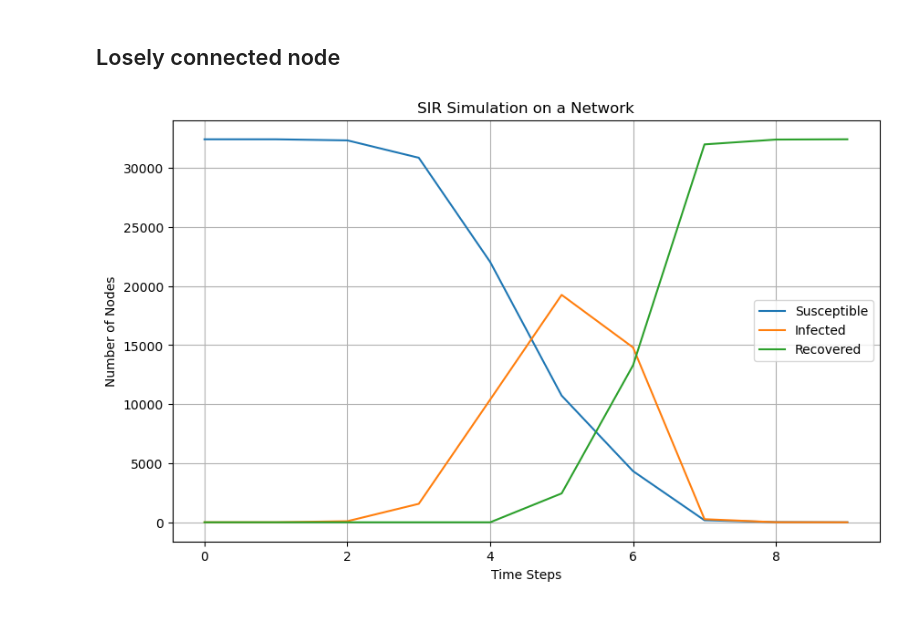
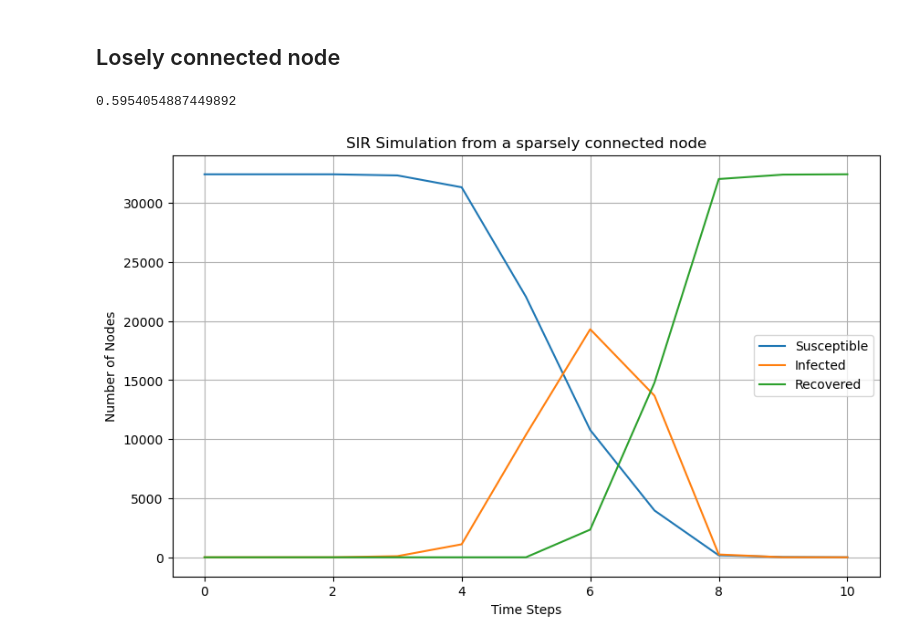
Before and after one commit to kfkfkflmej/NA_EU_emails_2024, a Jupyter notebook: SIR.ipynb, the cells around one changed output. Drawn from its saved outputs; the diff is of its cells as text; code cells hidden in the pictures.

```diff
--- a/SIR.ipynb
+++ b/SIR.ipynb
@@ -295,8 +295,8 @@ plt.show()
 ## From highly connected node
 # %%
 # Load the CSV file and create the graph
-#file_path = 'data\data_random_graph.csv'  # Update with the actual path to your file
-file_path = 'data\data - fixed numbers.csv'
+file_path = 'data\\final_final_random_graph.csv'  # Update with the actual path to your file
+#file_path = 'data\data - fixed numbers.csv'
 edge_df = pd.read_csv(file_path, delimiter=' ')
 G = nx.from_pandas_edgelist(edge_df, 'Source', 'Target')
 
@@ -314,7 +314,7 @@ initial_infected = 1
 node_states = {node: 'S' for node in nodes}  # All nodes start as Susceptible (S)
 #for node in infected_nodes:
 #node_states[102] = 'I' #original network
-node_states[102] = 'I' #syntetic network
+node_states[8121] = 'I' #syntetic network
 #print(infected_nodes)
 
 # Record initial state counts
@@ -354,16 +354,18 @@ for t in range(time_steps):
     # Break if no more infected
     if infected_counts[-1] == 0:
         break
+print(max(infected_counts)/n)
+# Plot results
 
-# Plot results
 plt.figure(figsize=(10, 6))
 plt.plot(susceptible_counts, label="Susceptible")
 plt.plot(infected_counts, label="Infected")
 plt.plot(recovered_counts, label="Recovered")
 plt.xlabel("Time Steps")
 plt.ylabel("Number of Nodes")
-plt.title("SIR Simulation on a Network")
+plt.title("SIR Simulation from a highly connected node")
 plt.legend()
 plt.grid()
+plt.savefig("fig_case1_syntetic.png")
 plt.show()
 # %% [output]
@@ -372,7 +375,7 @@ plt.show()
 ## Losely connected node
 # %%
 # Load the CSV file and create the graph
-#file_path = 'data\data_random_graph.csv'  # Update with the actual path to your file
+#file_path = 'data\\final_final_random_graph.csv'  # Update with the actual path to your file
 file_path = 'data\data - fixed numbers.csv'
 edge_df = pd.read_csv(file_path, delimiter=' ')
 G = nx.from_pandas_edgelist(edge_df, 'Source', 'Target')
@@ -391,7 +394,7 @@ initial_infected = 1
 node_states = {node: 'S' for node in nodes}  # All nodes start as Susceptible (S)
 #for node in infected_nodes:
 node_states[19242] = 'I'  #original network
-#node_states[] = 'I' #syntetic network
+#node_states[7] = 'I' #syntetic network
 #print(infected_nodes)
 
 # Record initial state counts
@@ -415,33 +418,35 @@ for t in range(time_steps):
                 continue
 
         if node_states[node] == 'R':
             for neighbor in G.neighbors(node):
                 if node_states[neighbor] == 'S' or node_states[neighbor] == 'I':
                     new_states[neighbor] = 'R'
 
             #if np.random.rand() < gamma and recovery_threshold == 1:
                 #new_states[node] = 'R'
 
     # Update states
     node_states = new_states
     susceptible_counts.append(sum(1 for state in node_states.values() if state == 'S'))
     infected_counts.append(sum(1 for state in node_states.values() if state == 'I'))
     recovered_counts.append(sum(1 for state in node_states.values() if state == 'R'))
 
     # Break if no more infected
     if infected_counts[-1] == 0:
         break
-
+print(max(infected_counts)/n)
 # Plot results
 plt.figure(figsize=(10, 6))
 plt.plot(susceptible_counts, label="Susceptible")
 plt.plot(infected_counts, label="Infected")
 plt.plot(recovered_counts, label="Recovered")
 plt.xlabel("Time Steps")
 plt.ylabel("Number of Nodes")
-plt.title("SIR Simulation on a Network")
+plt.title("SIR Simulation from a sparsely connected node")
 plt.legend()
 plt.grid()
+plt.savefig("fig_case2_original.png")
 plt.show()
 # %% [output]
+0.5954054887449892
-[figure, old version]
+[figure, new version]
```
Also changed, not shown: parts of 2 cells of this notebook, 6 other files.
